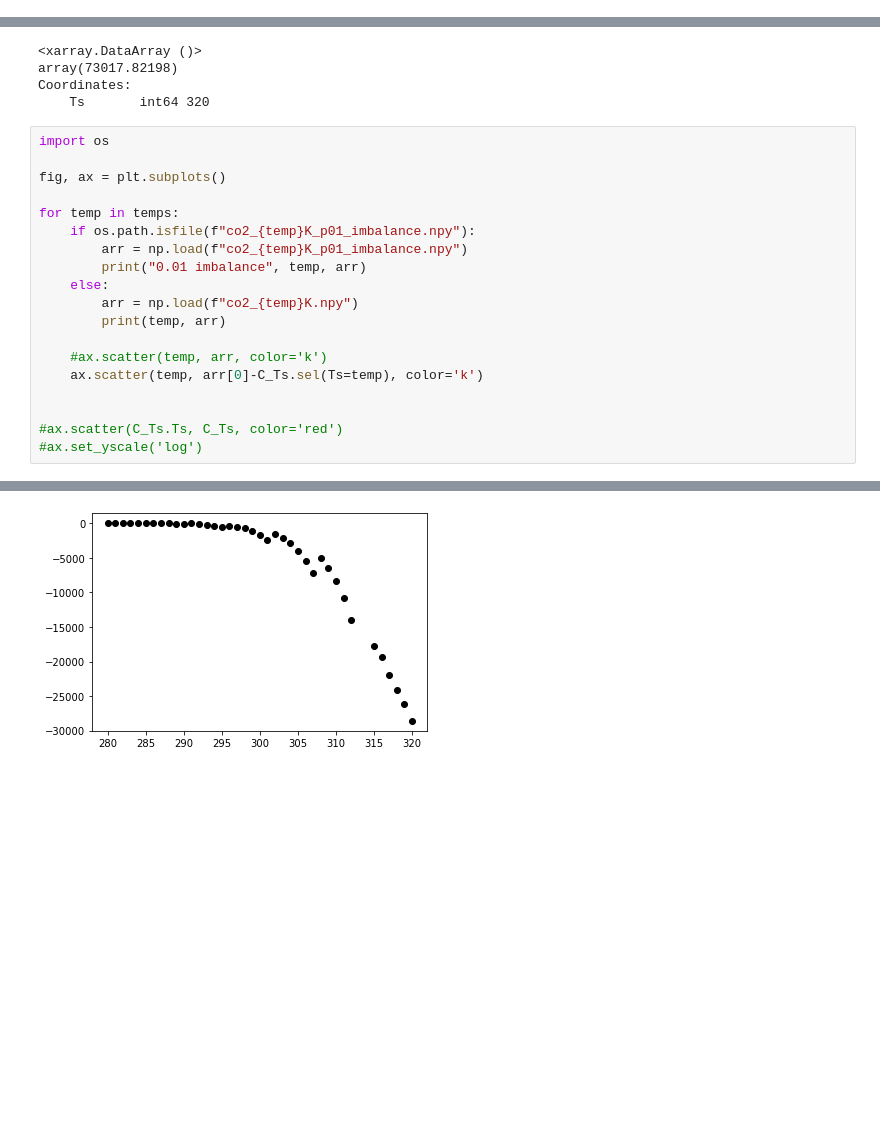
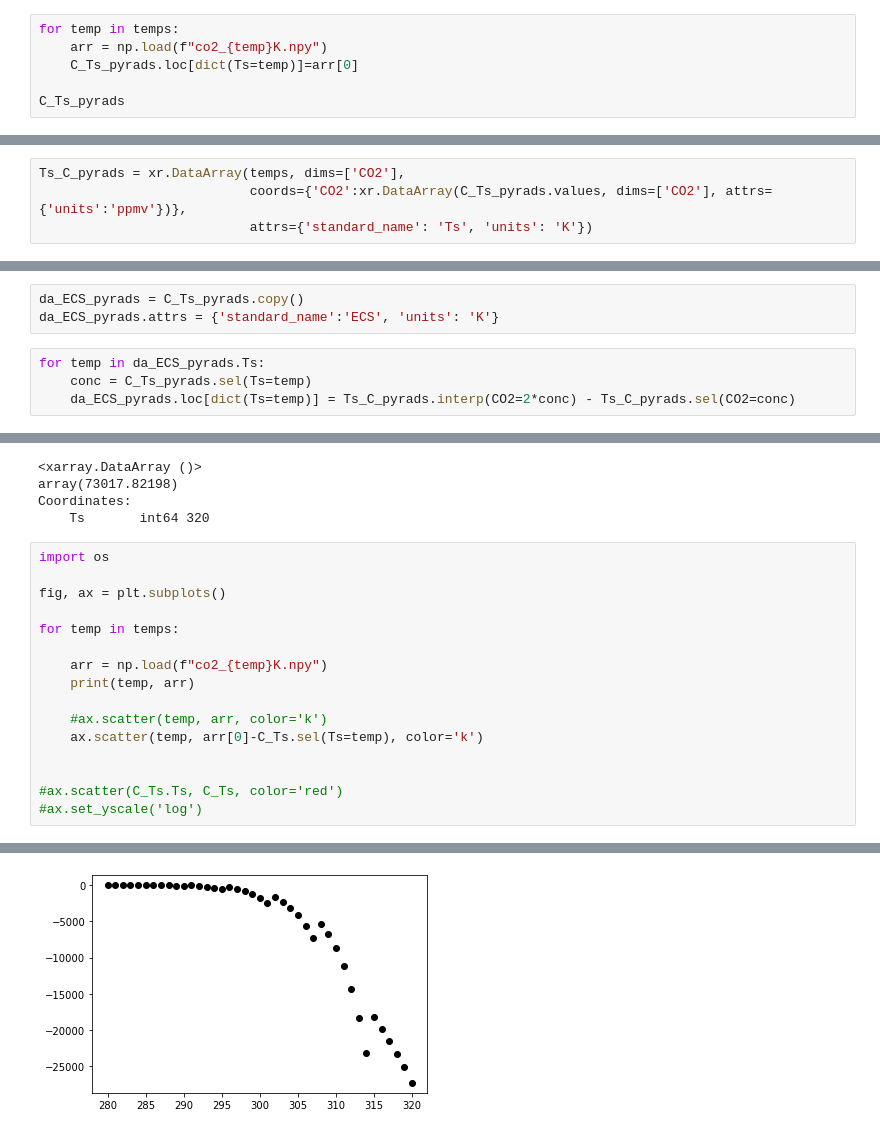
Before and after one commit to AndrewILWilliams/ECS_bump, a Jupyter notebook: Data/PyRADS/intermediate_plotting.ipynb, the cells around one changed output, grey strips where cells are left out. Saved outputs shown, nothing was run; the diff lists cells and outputs as text; blank space fills up the shorter version.

Commit message:
new rfm data and full pyrads runs, pyrads broken

```diff
--- a/Data/PyRADS/intermediate_plotting.ipynb
+++ b/Data/PyRADS/intermediate_plotting.ipynb
@@ -60,0 +12,6 @@ ax.set_yscale('log')
+# %%
+for temp in temps:
+    arr = np.load(f"co2_{temp}K.npy")
+    C_Ts_pyrads.loc[dict(Ts=temp)]=arr[0]
+
+C_Ts_pyrads
@@ -60,0 +33,4 @@ ax.set_yscale('log')
+# %%
+Ts_C_pyrads = xr.DataArray(temps, dims=['CO2'],
+                           coords={'CO2':xr.DataArray(C_Ts_pyrads.values, dims=['CO2'], attrs={'units':'ppmv'})},
+                           attrs={'standard_name': 'Ts', 'units': 'K'})
@@ -60,0 +45,7 @@ ax.set_yscale('log')
+# %%
+da_ECS_pyrads = C_Ts_pyrads.copy()
+da_ECS_pyrads.attrs = {'standard_name':'ECS', 'units': 'K'}
+# %%
+for temp in da_ECS_pyrads.Ts:
+    conc = C_Ts_pyrads.sel(Ts=temp)
+    da_ECS_pyrads.loc[dict(Ts=temp)] = Ts_C_pyrads.interp(CO2=2*conc) - Ts_C_pyrads.sel(CO2=conc)
@@ -87,12 +85,9 @@ import os
 fig, ax = plt.subplots()
 
 for temp in temps:
-    if os.path.isfile(f"co2_{temp}K_p01_imbalance.npy"):
-        arr = np.load(f"co2_{temp}K_p01_imbalance.npy")
-        print("0.01 imbalance", temp, arr)
-    else:
-        arr = np.load(f"co2_{temp}K.npy")
-        print(temp, arr)
+
+    arr = np.load(f"co2_{temp}K.npy")
+    print(temp, arr)
 
     #ax.scatter(temp, arr, color='k')
     ax.scatter(temp, arr[0]-C_Ts.sel(Ts=temp), color='k')
@@ -121 +116 @@ for temp in temps:
-[figure, old version]
+[figure, new version]
```
Also changed, not shown: parts of 11 cells of this notebook, 1 other file.
